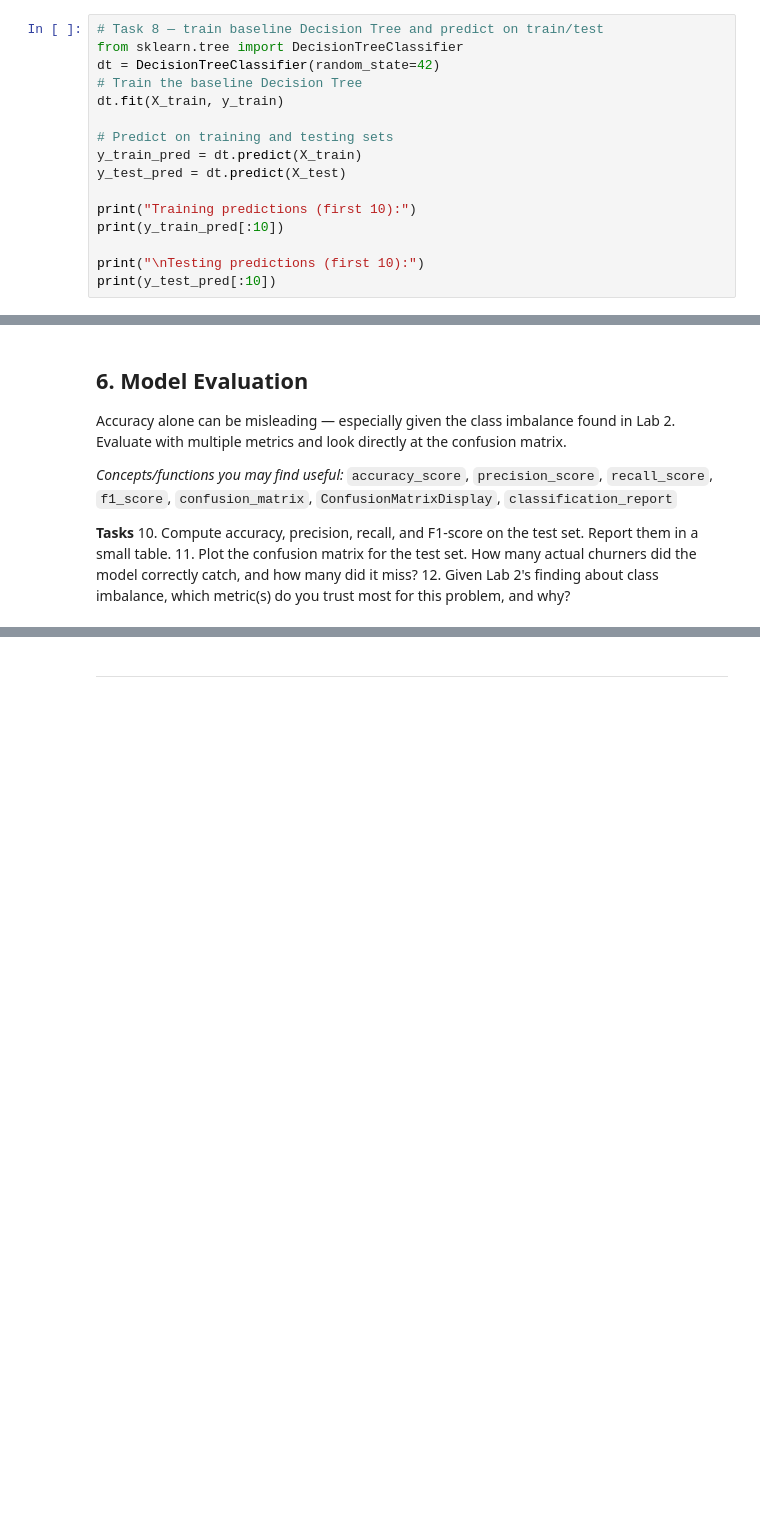
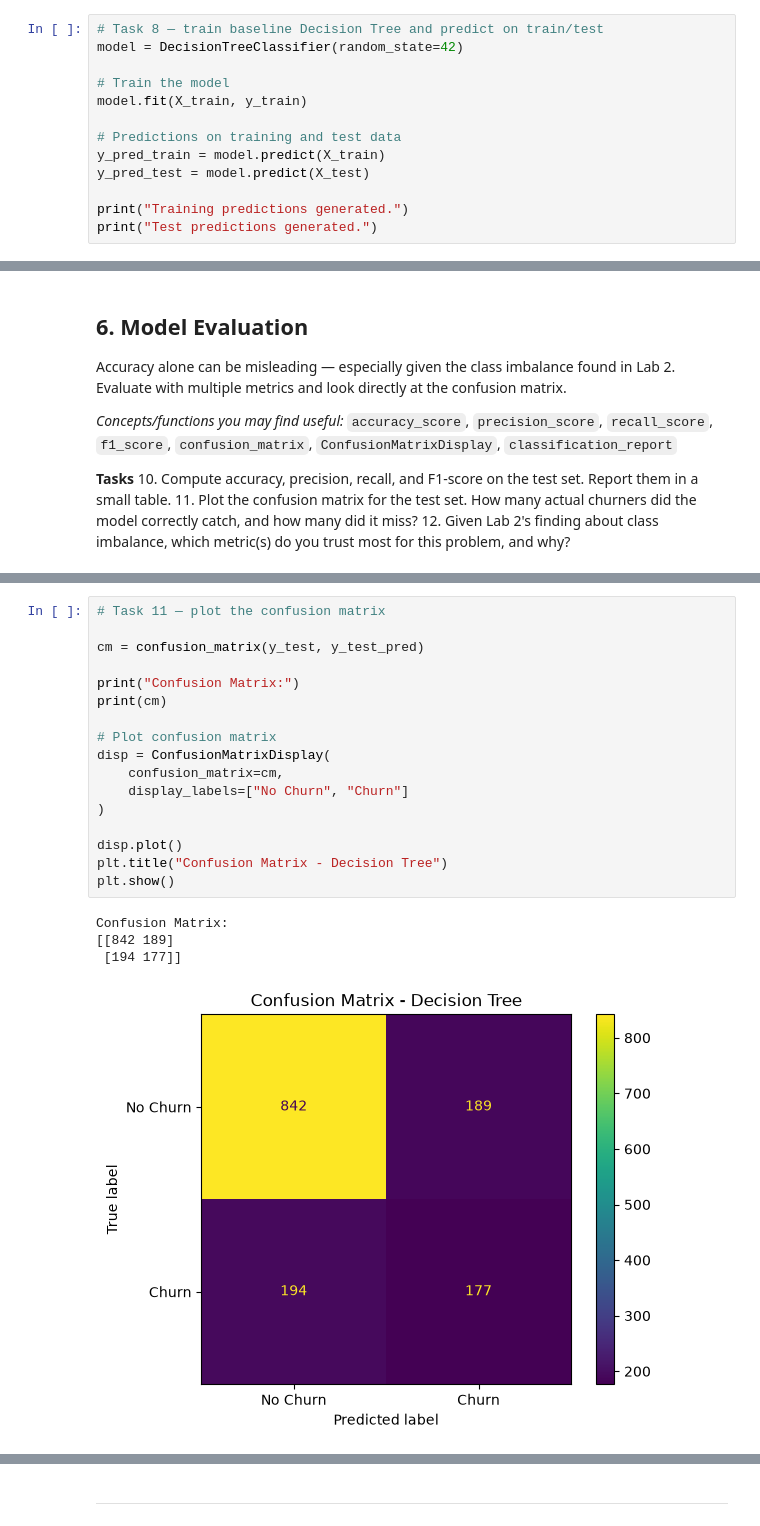
Before and after one commit to arshadalikhokhar05-sketch/machine-learning-data-preprocessing-lab, a Jupyter notebook: Lab3_Decision_Tree_Template.ipynb, the cells around one changed output, grey strips where cells are left out. Cells and saved outputs as stored; diff of their text form; blank space fills up the shorter version.

Commit message:
lab3 completed all task done

```diff
--- a/Lab3_Decision_Tree_Template.ipynb
+++ b/Lab3_Decision_Tree_Template.ipynb
@@ -273,18 +273,15 @@ Train a first, unrestricted Decision Tree as your baseline — no tuning yet.
 9. What depth did scikit-learn actually grow this tree to on its own? Does that surprise you?
 # %%
 # Task 8 — train baseline Decision Tree and predict on train/test
-from sklearn.tree import DecisionTreeClassifier
-dt = DecisionTreeClassifier(random_state=42)
-# Train the baseline Decision Tree
-dt.fit(X_train, y_train)
+model = DecisionTreeClassifier(random_state=42)
 
-# Predict on training and testing sets
-y_train_pred = dt.predict(X_train)
-y_test_pred = dt.predict(X_test)
+# Train the model
+model.fit(X_train, y_train)
 
-print("Training predictions (first 10):")
-print(y_train_pred[:10])
+# Predictions on training and test data
+y_pred_train = model.predict(X_train)
+y_pred_test = model.predict(X_test)
 
-print("\nTesting predictions (first 10):")
-print(y_test_pred[:10])
+print("Training predictions generated.")
+print("Test predictions generated.")
 # %% [output]
@@ -335,0 +335,22 @@ _(your answer here)_
+# %%
+# Task 11 — plot the confusion matrix
+
+cm = confusion_matrix(y_test, y_test_pred)
+
+print("Confusion Matrix:")
+print(cm)
+
+# Plot confusion matrix
+disp = ConfusionMatrixDisplay(
+    confusion_matrix=cm,
+    display_labels=["No Churn", "Churn"]
+)
+
+disp.plot()
+plt.title("Confusion Matrix - Decision Tree")
+plt.show()
+# %% [output]
+Confusion Matrix:
+[[842 189]
+ [194 177]]
+[figure, added]
```
Also changed, not shown: parts of 36 cells of this notebook.
